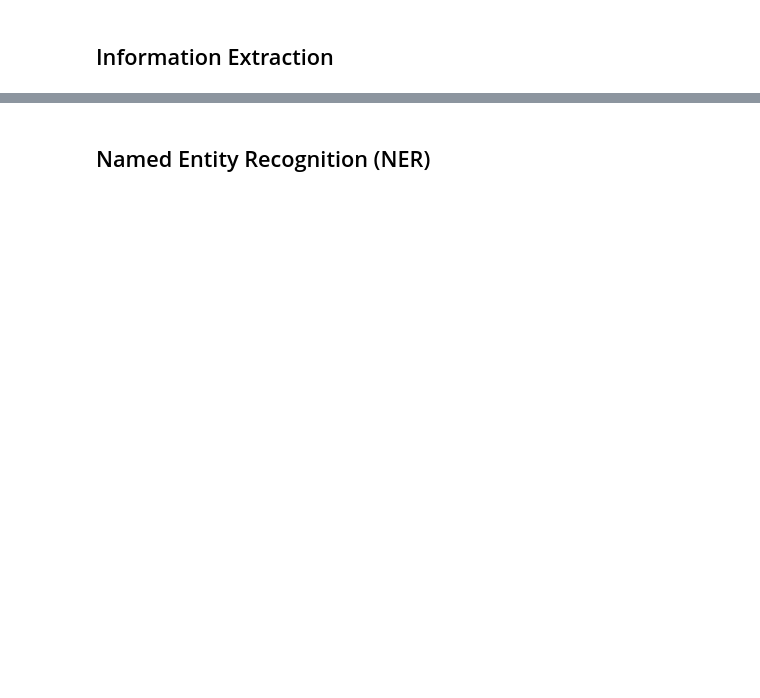
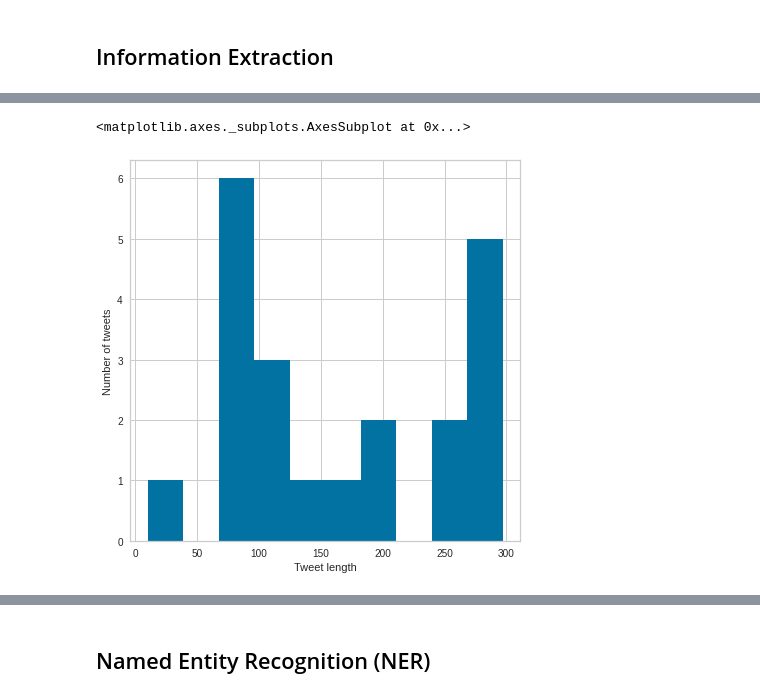
Before and after one commit to NemesLaszlo/Social-Media-Analysis-based-on-COVID-19-with-Sentiment-Analysis-NER-and-Information-Extraction, a Jupyter notebook: Social_Media_Analysis_based_on_COVID_19_with_Sentiment_Analysis_NER_and_Information_Extraction.ipynb, the cells around one changed output, grey strips where cells are left out. Saved outputs shown, nothing was run; the diff lists cells and outputs as text; code cells hidden in the pictures; blank space fills up the shorter version.

```diff
--- a/Social_Media_Analysis_based_on_COVID_19_with_Sentiment_Analysis_NER_and_Information_Extraction.ipynb
+++ b/Social_Media_Analysis_based_on_COVID_19_with_Sentiment_Analysis_NER_and_Information_Extraction.ipynb
@@ -582,0 +663,14 @@ visualization_for_BERT(positive=pos_percent, neutral=0, negative=neg_percent, ke
+# %%
+# Dataframes only about the negative and positive tweets separately
+
+positives_df_TextBlob = twitter_dataframe_TextBlob.loc[(twitter_dataframe_TextBlob['Sentiment'].str.contains("Positive", case=False))]
+
+negativies_df_textblob = twitter_dataframe_TextBlob.loc[(twitter_dataframe_TextBlob['Sentiment'].str.contains("Negative", case=False))]
+# %%
+# Initializing a new dataframe with only the 'Tweet_text' column for faster operation
+
+positive_tweet_text_df_TextBlob = positives_df_TextBlob['Tweet_text']
+positive_tweet_text_df_TextBlob = positive_tweet_text_df_TextBlob.to_frame()
+
+negative_tweet_text_df_TextBlob = negativies_df_textblob['Tweet_text']
+negative_tweet_text_df_TextBlob = negative_tweet_text_df_TextBlob.to_frame()
@@ -582,0 +705,11 @@ visualization_for_BERT(positive=pos_percent, neutral=0, negative=neg_percent, ke
+# %%
+# Visualization of the 'Tweet_text' legth - positive
+
+plt.figure(figsize=(7,7))
+plt.xlabel("Tweet length")
+plt.ylabel("Number of tweets")
+
+positive_tweet_text_df_TextBlob['Tweet_text'].str.len().hist()
+# %% [output]
+<matplotlib.axes._subplots.AxesSubplot at 0x...>
+[figure, added]
```
Also changed, not shown: parts of 144 cells of this notebook, 2 other files.
